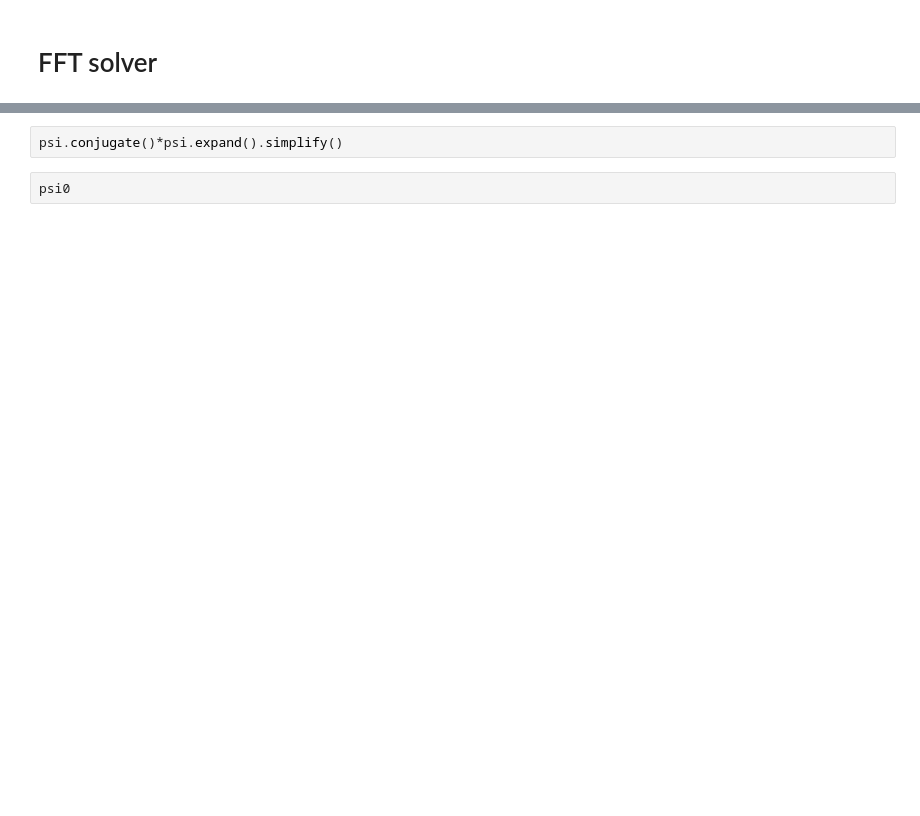
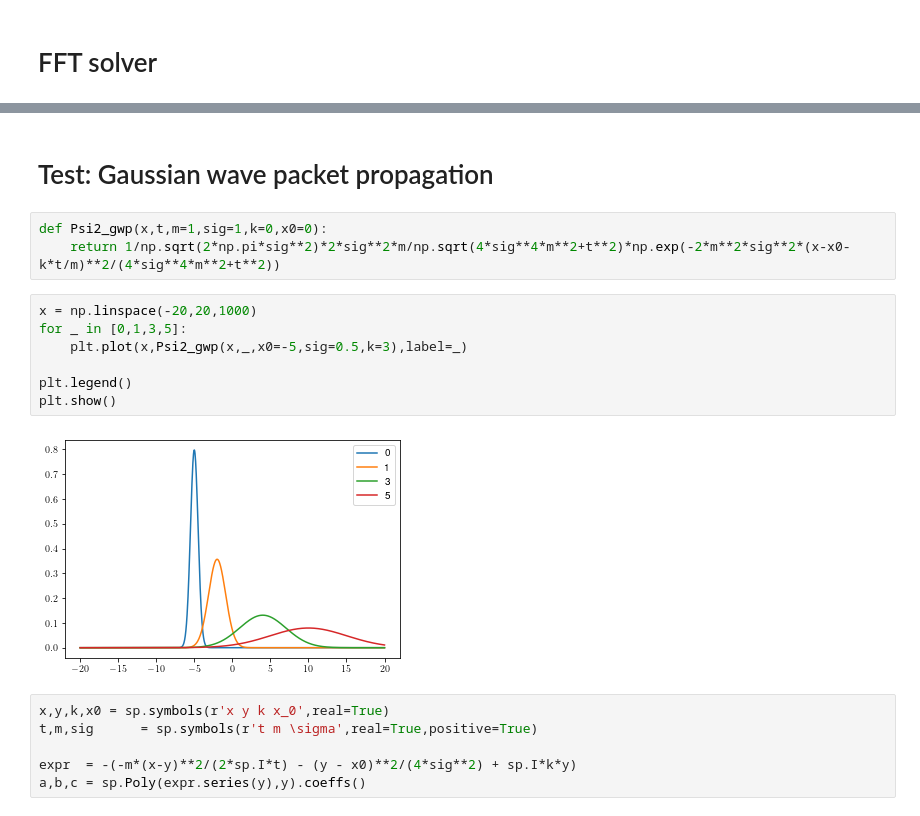
Before and after one commit to rwhitehill/CP-PHYS811-F24, a Jupyter notebook: Final/main.ipynb, the cells around one changed output, grey strips where cells are left out. Saved outputs shown, nothing was run; the diff lists cells and outputs as text; blank space fills up the shorter version.

```diff
--- a/Final/main.ipynb
+++ b/Final/main.ipynb
@@ -187,4 +135,20 @@ psi = psi.subs(x,sig*u).subs(x0,sig*u0).simplify().subs(t,hbar*tau/(2*m*sig**2))
-# %%
-psi.conjugate()*psi.expand().simplify()
-# %%
-psi0
+# %% [markdown]
+# Test: Gaussian wave packet propagation
+# %%
+def Psi2_gwp(x,t,m=1,sig=1,k=0,x0=0):
+    return 1/np.sqrt(2*np.pi*sig**2)*2*sig**2*m/np.sqrt(4*sig**4*m**2+t**2)*np.exp(-2*m**2*sig**2*(x-x0-k*t/m)**2/(4*sig**4*m**2+t**2))
+# %%
+x = np.linspace(-20,20,1000)
+for _ in [0,1,3,5]:
+    plt.plot(x,Psi2_gwp(x,_,x0=-5,sig=0.5,k=3),label=_)
+
+plt.legend()
+plt.show()
+# %% [output]
+[figure, added]
+# %%
+x,y,k,x0 = sp.symbols(r'x y k x_0',real=True)
+t,m,sig      = sp.symbols(r't m \sigma',real=True,positive=True)
+
+expr  = -(-m*(x-y)**2/(2*sp.I*t) - (y - x0)**2/(4*sig**2) + sp.I*k*y)
+a,b,c = sp.Poly(expr.series(y),y).coeffs()
```
Also changed, not shown: parts of 21 cells of this notebook, 8 other files.
